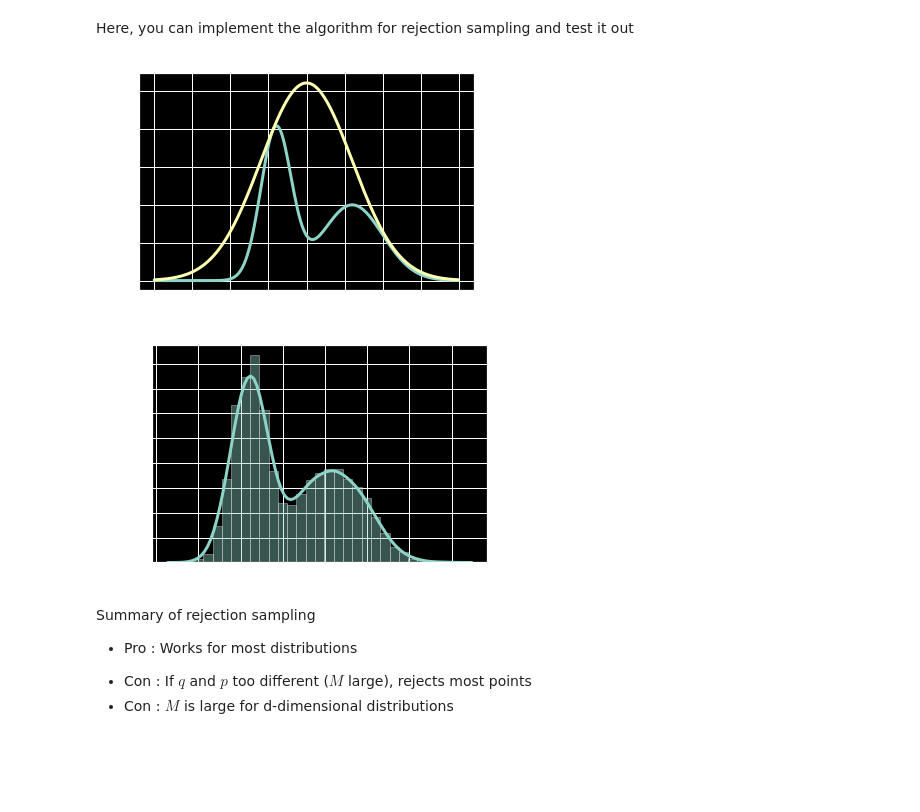
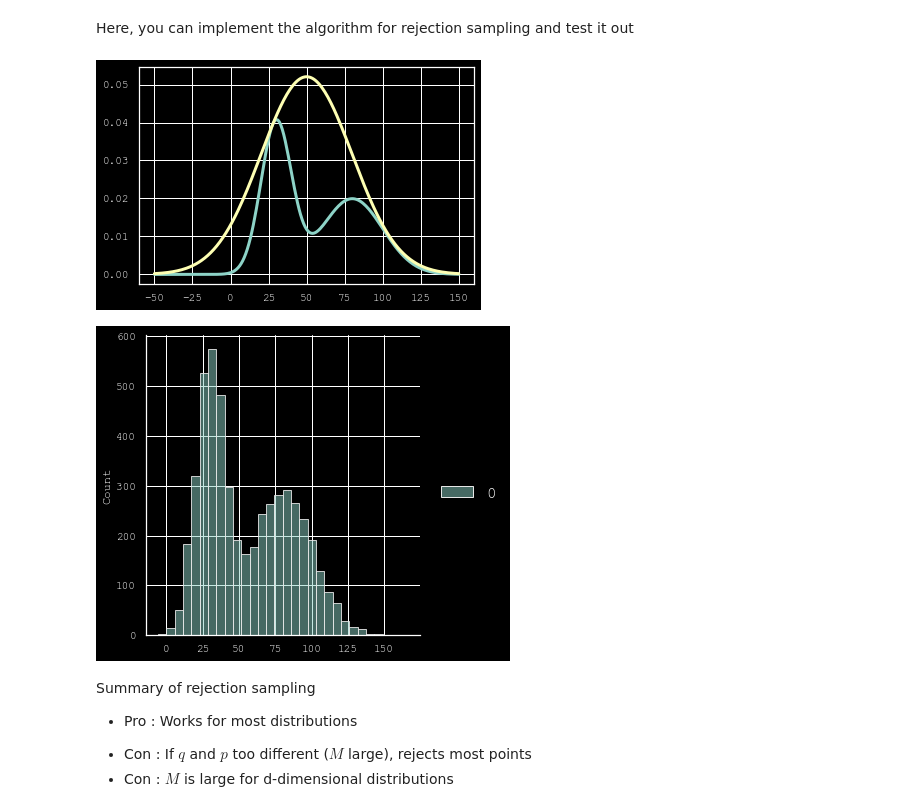
Before and after one commit to MathildeLbvr/atiam_ml, a Jupyter notebook: 08a_sampling_mcmc.ipynb, the cells around one changed output. Cells and saved outputs as stored; diff of their text form; code cells hidden in the pictures; blank space fills up the shorter version.

```diff
--- a/08a_sampling_mcmc.ipynb
+++ b/08a_sampling_mcmc.ipynb
@@ -172,24 +176,29 @@ Here, you can implement the algorithm for rejection sampling and test it out
 # %%
 x = np.arange(-50, 151)
 k = max(p(x) / q(x))
 
 def rejection_sampling(iter=1000):
     samples = []
 
     ######################
-    # YOUR CODE GOES HERE
+    for i in range(iter):
+        s = np.random.normal(loc=50, scale=30, size=1)
+        y = np.random.uniform(low=0, high=k*q(s))
+
+        if y <= p(s):
+            samples.append(s)
     ######################
 
     return np.array(samples)
 
 plt.plot(x, p(x))
 plt.plot(x, k*q(x))
 plt.show()
 s = rejection_sampling(iter=10000)
-sns.distplot(s);
+sns.displot(s);
 # %% [output]
-[figure, old version]
+[figure, new version]
-[figure, old version]
+[figure, new version]
 # %% [markdown]
 Summary of rejection sampling
 + Pro : Works for most distributions
```
Also changed, not shown: parts of 9 cells of this notebook, 27 other files.
